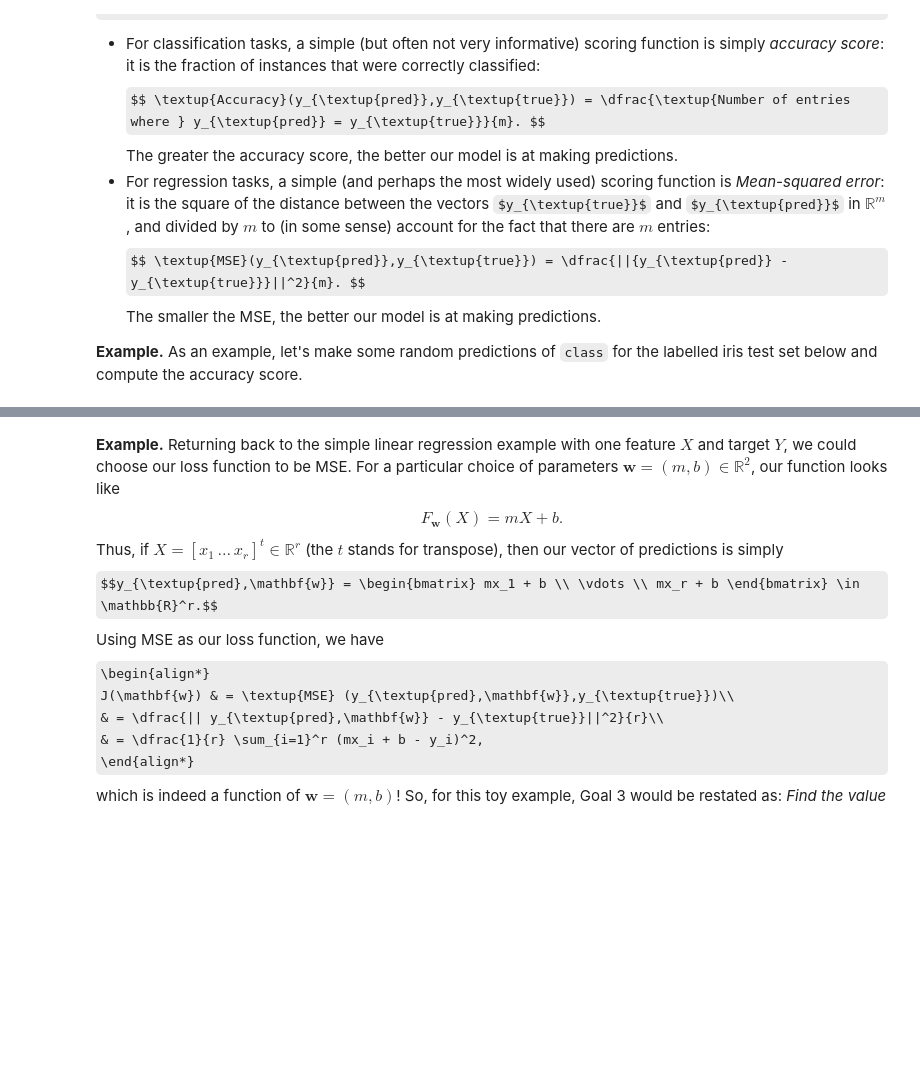
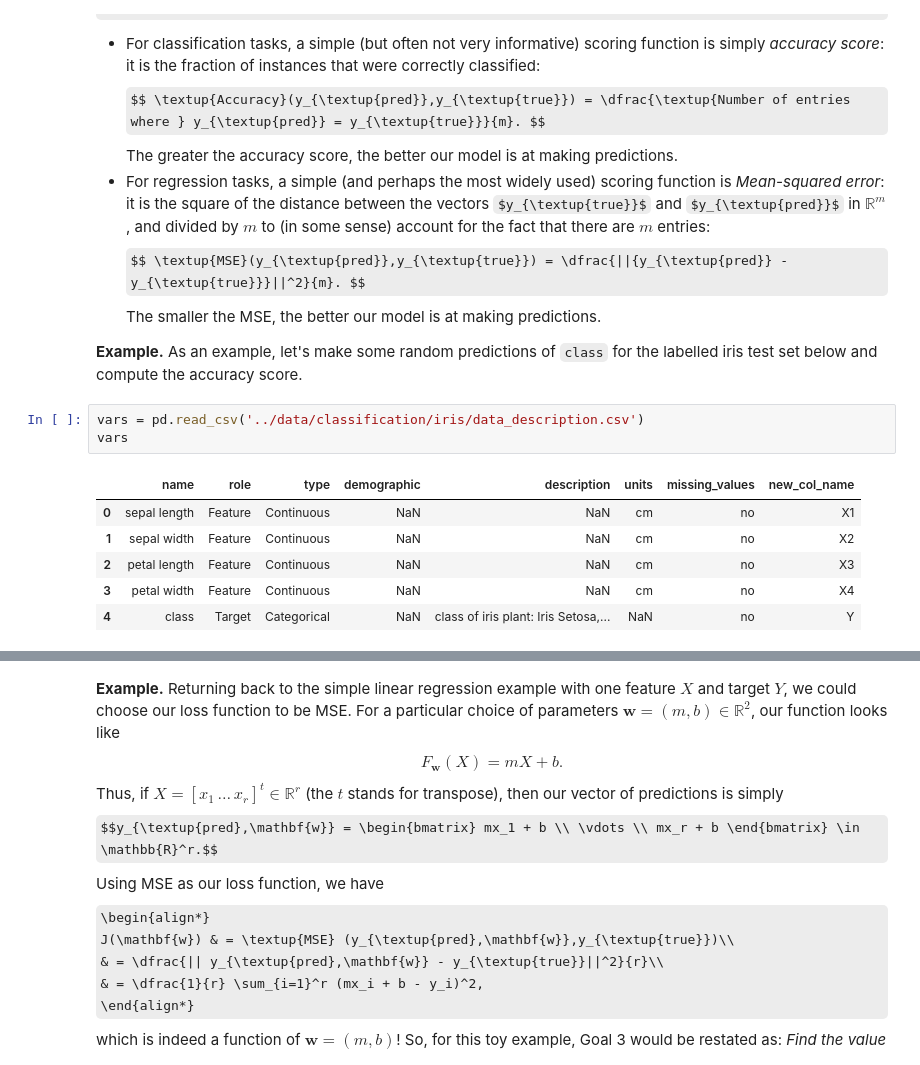
Before and after one commit to arvindsuresh-math/MATH-392-Intro-to-neural-networks, a Jupyter notebook: notebooks/02_framework-of-supervised-ML.ipynb, the cells around one changed output, grey strips where cells are left out. Drawn from its saved outputs; the diff is of its cells as text; some formulas as TeX source; blank space fills up the shorter version.

```diff
--- a/notebooks/02_framework-of-supervised-ML.ipynb
+++ b/notebooks/02_framework-of-supervised-ML.ipynb
@@ -87,6 +87,16 @@ The greater the accuracy score, the better our model is at making predictions.
 The smaller the MSE, the better our model is at making predictions.
 
 **Example.** As an example, let's make some random predictions of `class` for the labelled iris test set below and compute the accuracy score.
+# %%
+vars = pd.read_csv('../data/classification/iris/data_description.csv')
+vars
+# %% [output]
+|  | name | role | type | demographic | description | units | missing_values | new_col_name |
+| 0 | sepal length | Feature | Continuous | NaN | NaN | cm | no | X1 |
+| 1 | sepal width | Feature | Continuous | NaN | NaN | cm | no | X2 |
+| 2 | petal length | Feature | Continuous | NaN | NaN | cm | no | X3 |
+| 3 | petal width | Feature | Continuous | NaN | NaN | cm | no | X4 |
+| 4 | class | Target | Categorical | NaN | class of iris plant: Iris Setosa,... | NaN | no | Y |
 # %%
 # Download the labelled iris test set
 iris_test_full = pd.read_csv('../data/classification/iris/iris_test_private.csv')
```
Also changed, not shown: parts of 3 cells of this notebook.
